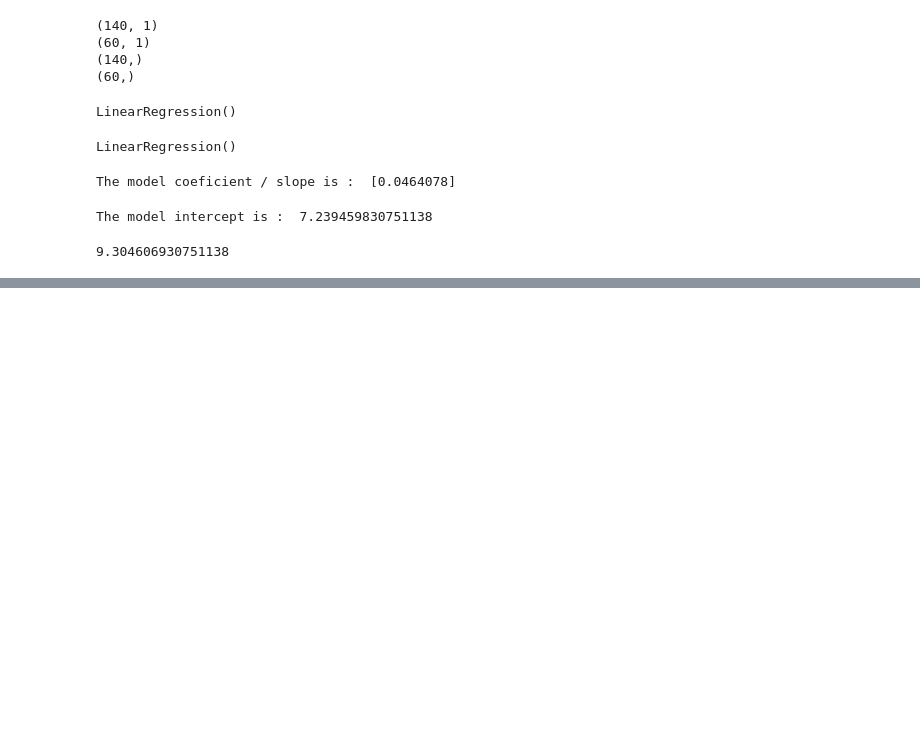
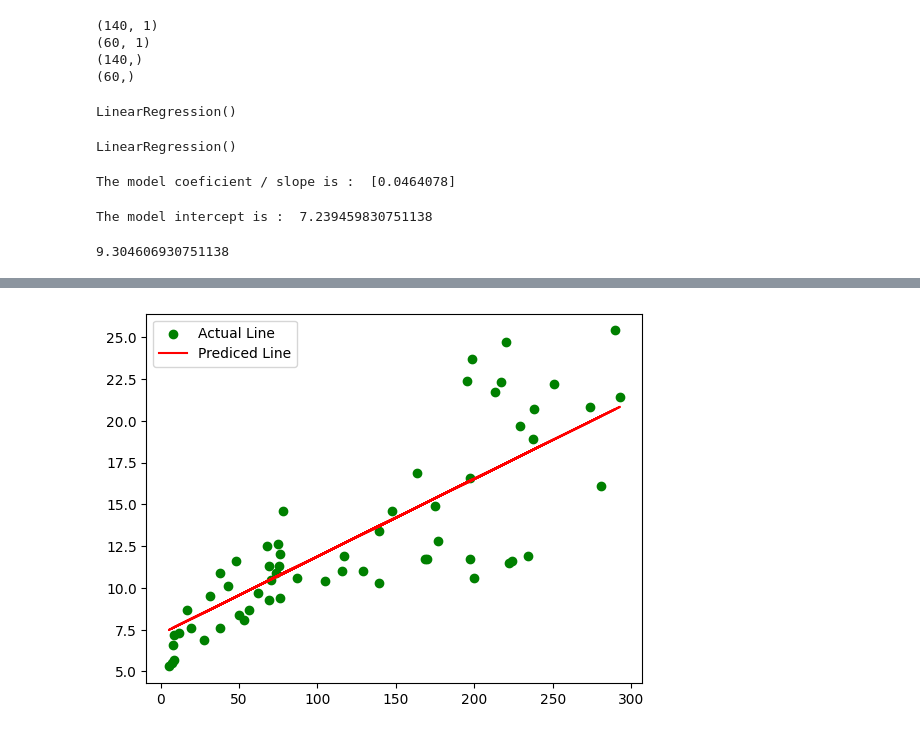
Before and after one commit to vivekkhillar/ML-practice, a Jupyter notebook: Day 32 20-08-2025/simpleLinearRegression.ipynb, the cells around one changed output, grey strips where cells are left out. Saved outputs shown, nothing was run; the diff lists cells and outputs as text; code cells hidden in the pictures; blank space fills up the shorter version.

```diff
--- a/Day 32 20-08-2025/simpleLinearRegression.ipynb
+++ b/Day 32 20-08-2025/simpleLinearRegression.ipynb
@@ -105,0 +117,8 @@ The model intercept is :  7.239459830751138
+# %%
+
+plt.scatter(X_test,Y_test, color = 'green', label = 'Actual Line')
+plt.plot(X_test,Y_test_pred, color = 'red', label = 'Prediced Line')
+plt.legend()
+plt.show()
+# %% [output]
+[figure, added]
```
Also changed, not shown: parts of 5 cells of this notebook, 1 other file.
